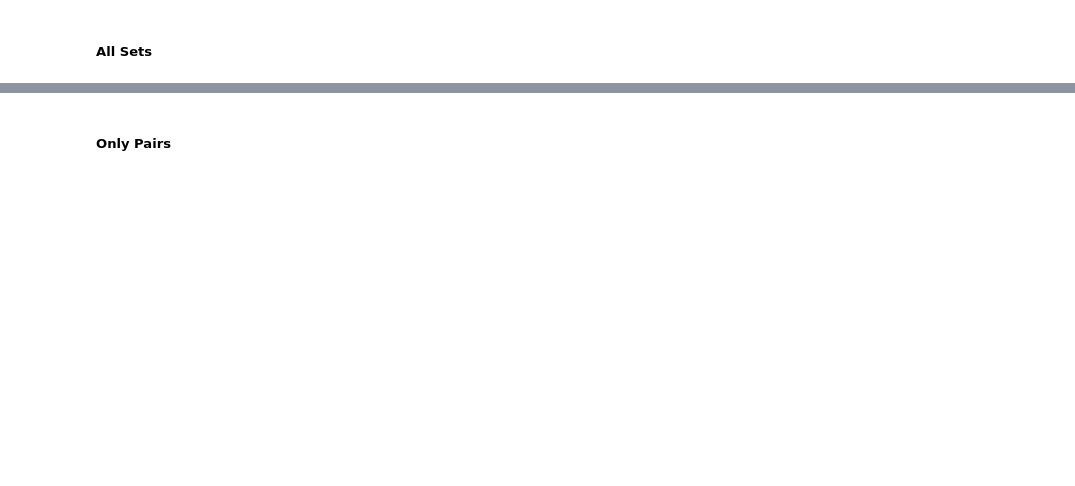
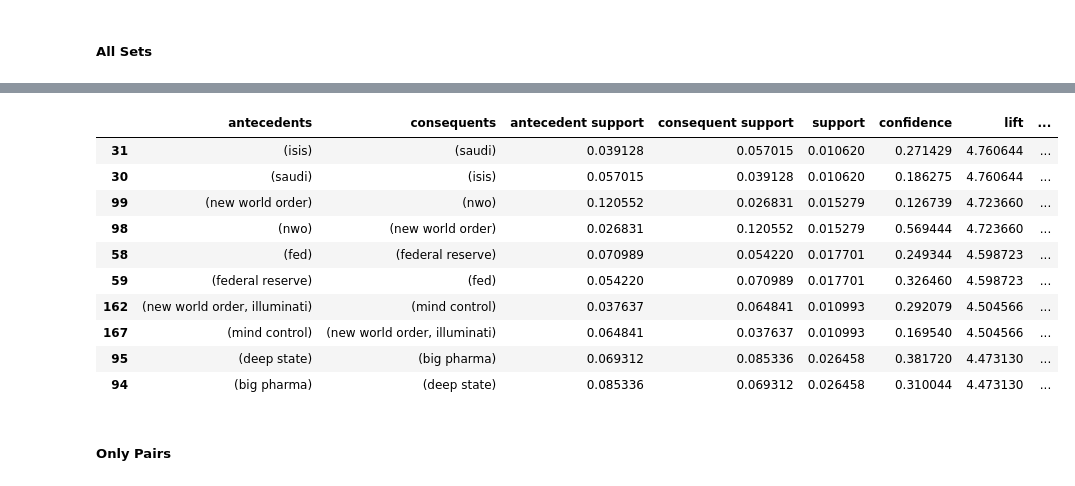
Before and after one commit to ldtcooper/conspiracy-network, a Jupyter notebook: notebook.ipynb, the cells around one changed output, grey strips where cells are left out. Cells and saved outputs as stored; diff of their text form; code cells hidden in the pictures; blank space fills up the shorter version.

```diff
--- a/notebook.ipynb
+++ b/notebook.ipynb
@@ -310,3 +324,17 @@ rules.sort_values('lift', ascending=False)
+# %%
+rules.sort_values('lift', ascending=False).iloc[50:60]
+# %% [output]
+|  | antecedents | consequents | antecedent support | consequent support | support | confidence | lift | ... |
+| 31 | (isis) | (saudi) | 0.039128 | 0.057015 | 0.010620 | 0.271429 | 4.760644 | ... |
+| 30 | (saudi) | (isis) | 0.057015 | 0.039128 | 0.010620 | 0.186275 | 4.760644 | ... |
+| 99 | (new world order) | (nwo) | 0.120552 | 0.026831 | 0.015279 | 0.126739 | 4.723660 | ... |
+| 98 | (nwo) | (new world order) | 0.026831 | 0.120552 | 0.015279 | 0.569444 | 4.723660 | ... |
+| 58 | (fed) | (federal reserve) | 0.070989 | 0.054220 | 0.017701 | 0.249344 | 4.598723 | ... |
+| 59 | (federal reserve) | (fed) | 0.054220 | 0.070989 | 0.017701 | 0.326460 | 4.598723 | ... |
+| 162 | (new world order, illuminati) | (mind control) | 0.037637 | 0.064841 | 0.010993 | 0.292079 | 4.504566 | ... |
+| 167 | (mind control) | (new world order, illuminati) | 0.064841 | 0.037637 | 0.010993 | 0.169540 | 4.504566 | ... |
+| 95 | (deep state) | (big pharma) | 0.069312 | 0.085336 | 0.026458 | 0.381720 | 4.473130 | ... |
+| 94 | (big pharma) | (deep state) | 0.085336 | 0.069312 | 0.026458 | 0.310044 | 4.473130 | ... |
 # %%
 rules_to_save = rules.sort_values('lift', ascending=False)
 rules_to_save['antecedents'] = rules_to_save['antecedents'].apply(lambda x: ', '.join(x)).astype(str)
```
Also changed, not shown: parts of 13 cells of this notebook, 3 other files.
